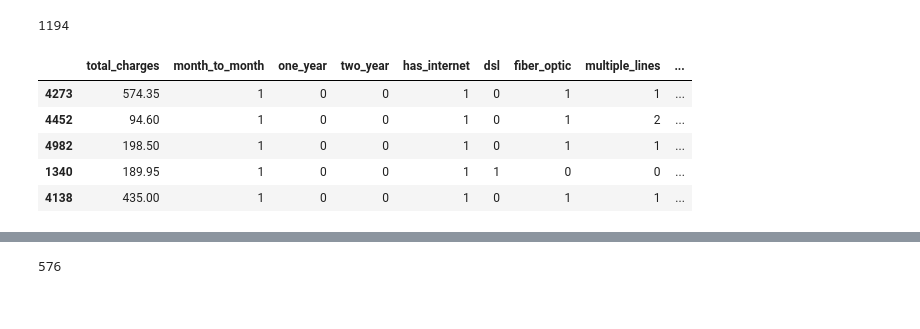
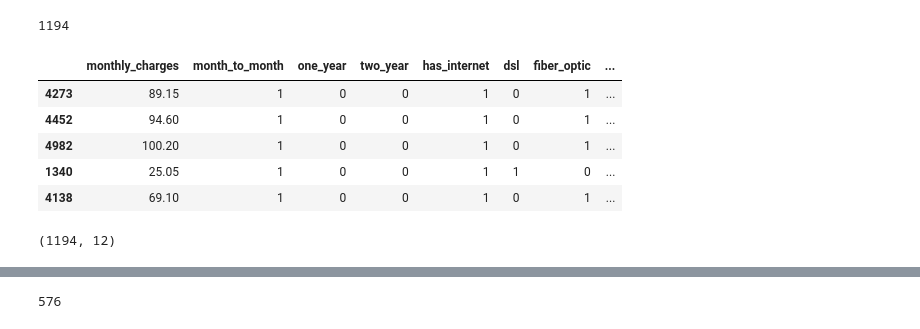
Before and after one commit to cindyvillanuevads/telco_classification_project, a Jupyter notebook: initial_nb_project.ipynb, the cells around one changed output, grey strips where cells are left out. Drawn from its saved outputs; the diff is of its cells as text; code cells hidden in the pictures.

```diff
--- a/initial_nb_project.ipynb
+++ b/initial_nb_project.ipynb
@@ -1258,16 +1259,21 @@ ct1
 1194
 # %%
 #create a df with customers tenure = custom tenure
-cols = ['total_charges','month_to_month','one_year', 'two_year','has_internet','dsl','fiber_optic','multiple_lines','electronic_check','paperless_billing', 'tenure_months', 'churn']
+#cols has specific columsn the I want to see
+cols = ['monthly_charges','month_to_month','one_year', 'two_year','has_internet','dsl','fiber_optic','multiple_lines','electronic_check','paperless_billing', 'tenure_months', 'churn']
 df_t1 =train[cols][train['tenure_months'] < tenure_less_than ]
 df_t1.head()
 # %% [output]
-|  | total_charges | month_to_month | one_year | two_year | has_internet | dsl | fiber_optic | multiple_lines | ... |
-| 4273 | 574.35 | 1 | 0 | 0 | 1 | 0 | 1 | 1 | ... |
-| 4452 | 94.60 | 1 | 0 | 0 | 1 | 0 | 1 | 2 | ... |
-| 4982 | 198.50 | 1 | 0 | 0 | 1 | 0 | 1 | 1 | ... |
-| 1340 | 189.95 | 1 | 0 | 0 | 1 | 1 | 0 | 0 | ... |
-| 4138 | 435.00 | 1 | 0 | 0 | 1 | 0 | 1 | 1 | ... |
+|  | monthly_charges | month_to_month | one_year | two_year | has_internet | dsl | fiber_optic | ... |
+| 4273 | 89.15 | 1 | 0 | 0 | 1 | 0 | 1 | ... |
+| 4452 | 94.60 | 1 | 0 | 0 | 1 | 0 | 1 | ... |
+| 4982 | 100.20 | 1 | 0 | 0 | 1 | 0 | 1 | ... |
+| 1340 | 25.05 | 1 | 0 | 0 | 1 | 1 | 0 | ... |
+| 4138 | 69.10 | 1 | 0 | 0 | 1 | 0 | 1 | ... |
+# %%
+df_t1.shape
+# %% [output]
+(1194, 12)
 # %%
 df_t1.drop(columns = ['dsl', 'fiber_optic','tenure_months','multiple_lines']).sum()
 # %% [output]
```
Also changed, not shown: parts of 55 cells of this notebook.
